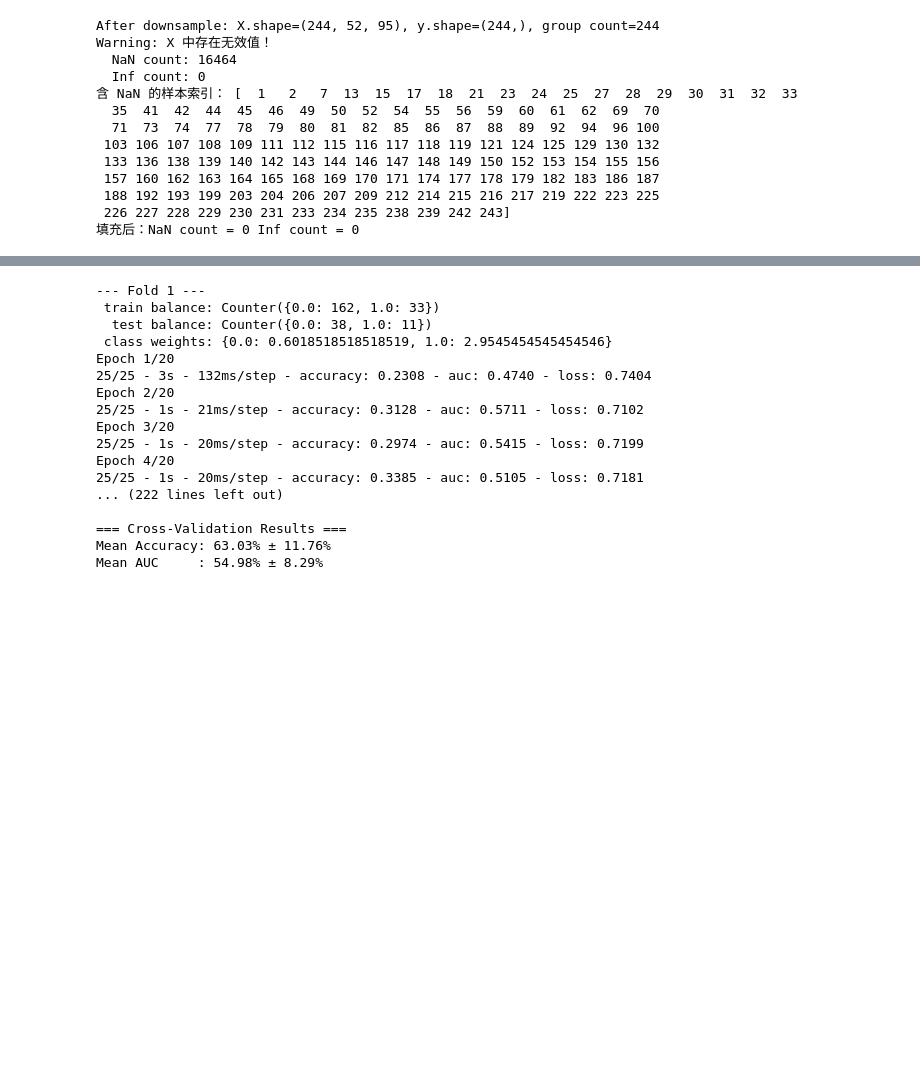
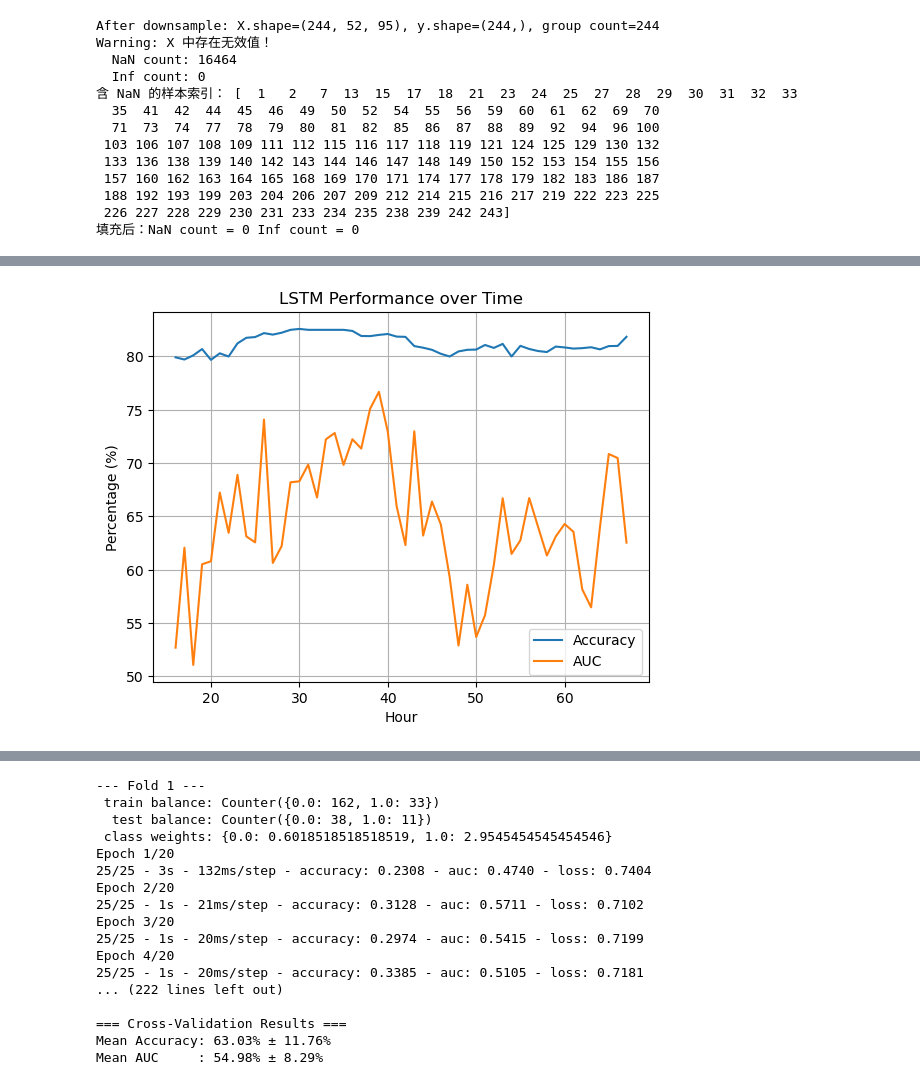
Before and after one commit to Zackary3yin/24MengSpike_final, a Jupyter notebook: LSTM general.ipynb, the cells around one changed output, grey strips where cells are left out. Saved outputs shown, nothing was run; the diff lists cells and outputs as text; code cells hidden in the pictures; blank space fills up the shorter version.

```diff
--- a/LSTM general.ipynb
+++ b/LSTM general.ipynb
@@ -568,0 +1128,21 @@ Warning: X 中存在无效值！
+# %%
+import matplotlib.pyplot as plt
+
+# 假设你已有：
+# results = [(t, mean_acc, mean_auc), ...]   # t 从 0 到 T-1，对应真实小时为 16+t
+
+hours = [16 + t for t, _, _ in results]
+accs  = [acc       for _, acc, _ in results]
+aucs  = [auc       for _, _, auc in results]
+
+plt.figure()
+plt.plot(hours, accs)
+plt.plot(hours, aucs)
+plt.xlabel('Hour')
+plt.ylabel('Percentage (%)')
+plt.title('LSTM Performance over Time')
+plt.legend(['Accuracy', 'AUC'])
+plt.grid(True)
+plt.show()
+# %% [output]
+[figure, added]
```
Also changed, not shown: parts of 6 cells of this notebook, 5 other files.
